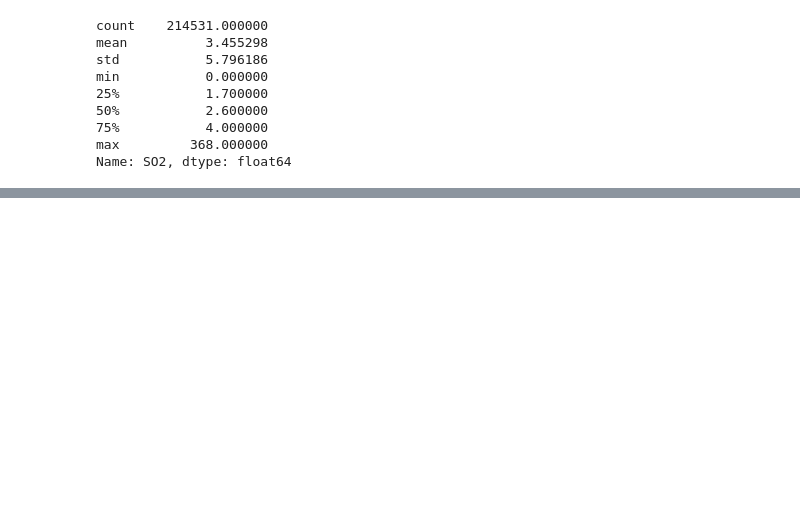
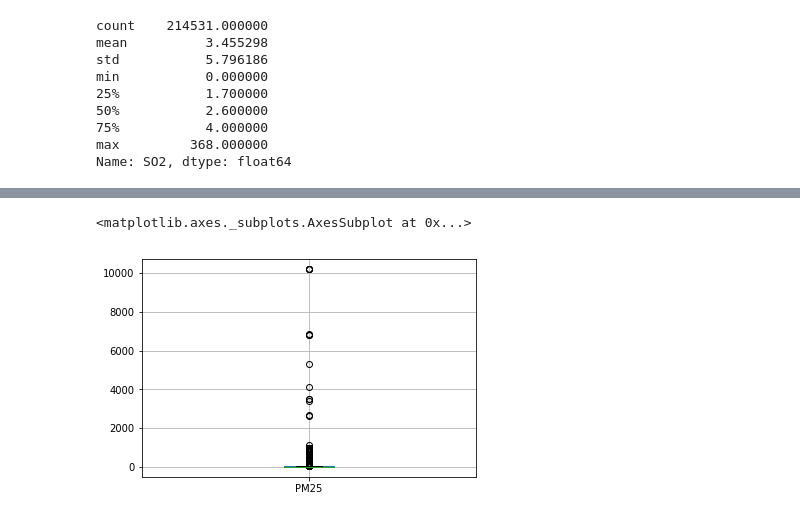
Before and after one commit to JarryYang/jyan298infosys722, a Jupyter notebook: jyan298-infosys722.ipynb, the cells around one changed output, grey strips where cells are left out. Cells and saved outputs as stored; diff of their text form; code cells hidden in the pictures; blank space fills up the shorter version.

```diff
--- a/jyan298-infosys722.ipynb
+++ b/jyan298-infosys722.ipynb
@@ -166,0 +162,5 @@ pddf.replace(0,pddf.median(),inplace=True)
+# %%
+pddf.boxplot(column='PM25')
+# %% [output]
+<matplotlib.axes._subplots.AxesSubplot at 0x...>
+[figure, added]
```
Also changed, not shown: parts of 13 cells of this notebook.
